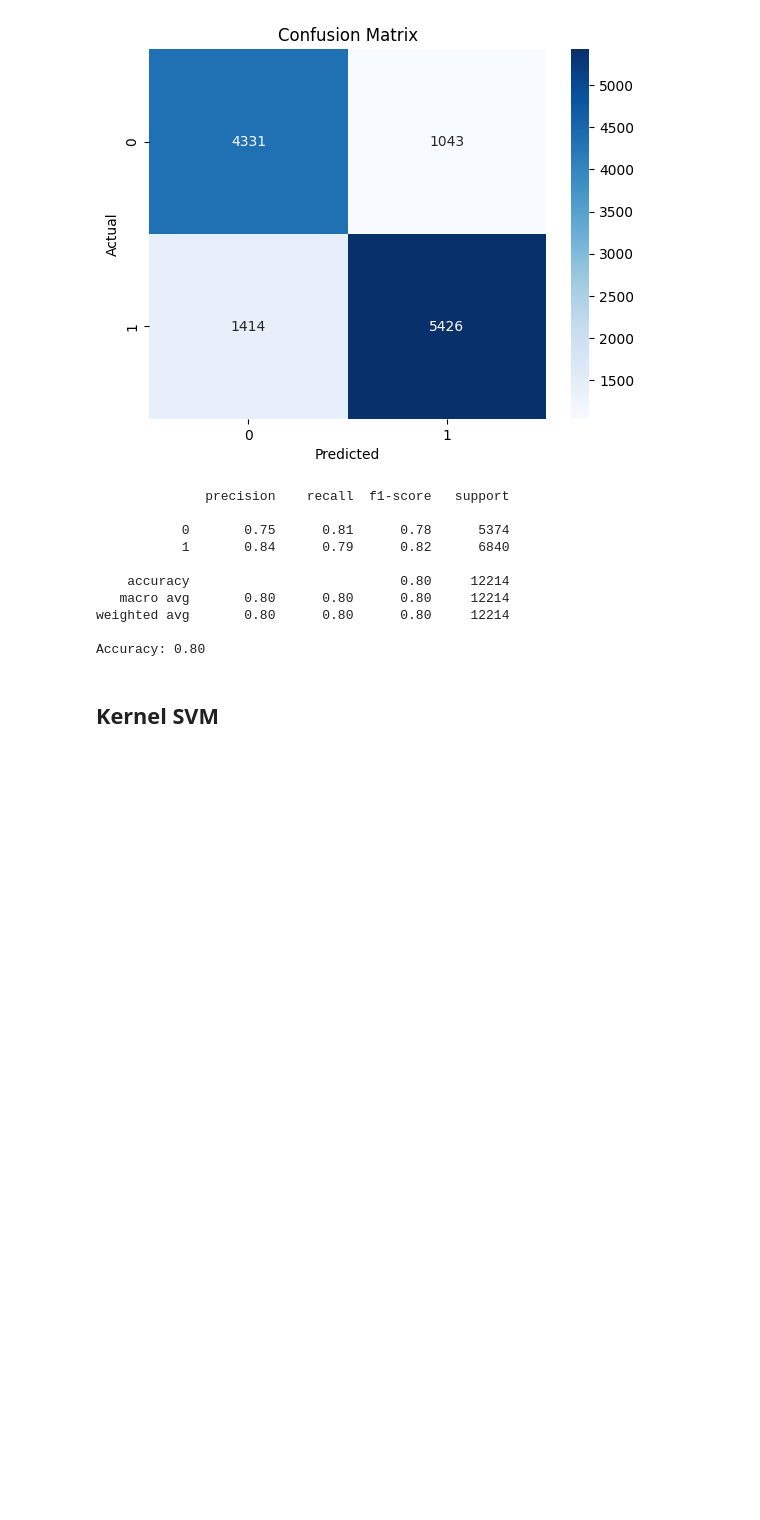
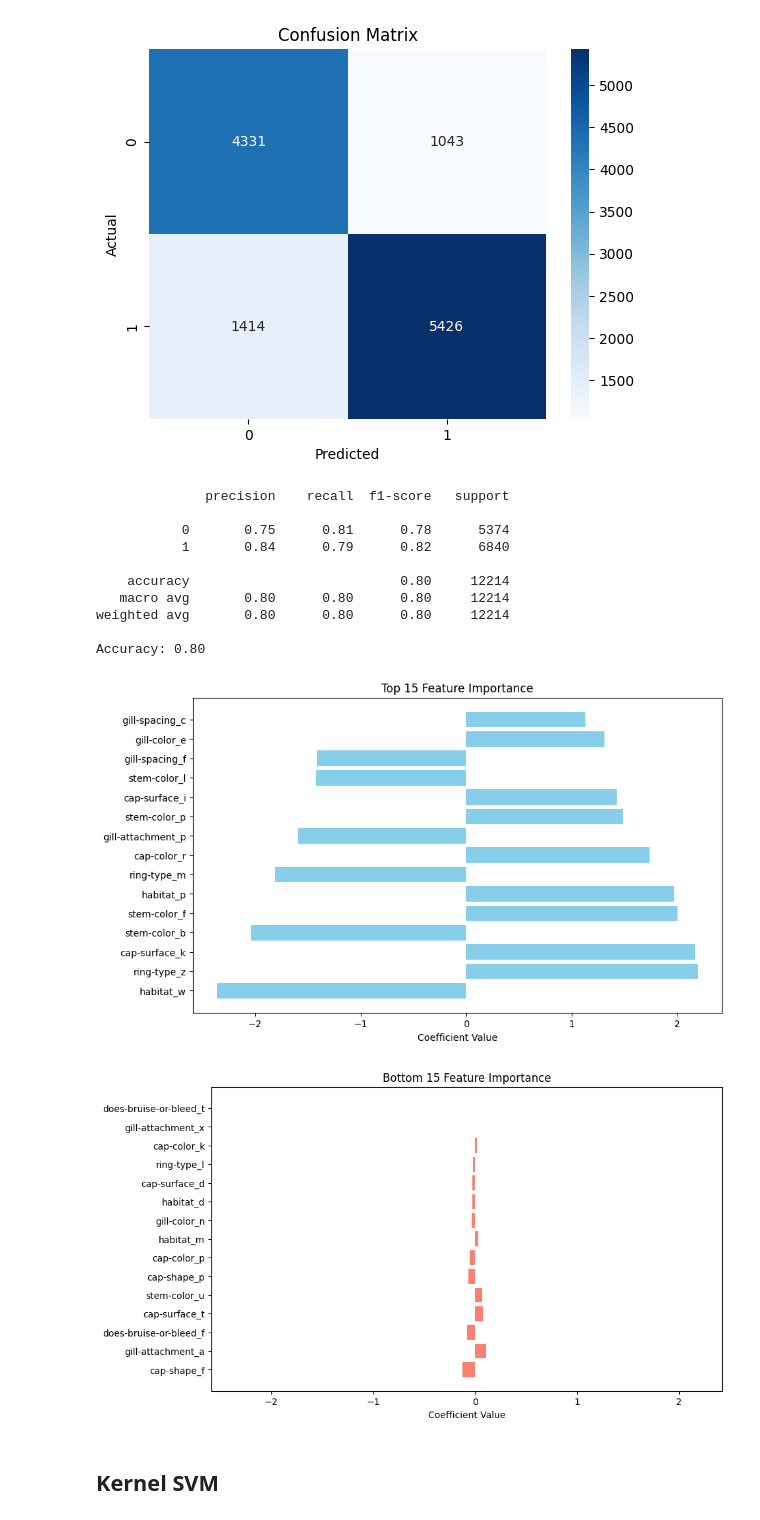
Before and after one commit to GerardoG2/PoisonMushroomClassifier, a Jupyter notebook: Notebooks/SVM.ipynb, the cells around one changed output. Cells and saved outputs as stored; diff of their text form; code cells hidden in the pictures; blank space fills up the shorter version.

Commit message:
added logistic regression and feature importance plots

```diff
--- a/Notebooks/SVM.ipynb
+++ b/Notebooks/SVM.ipynb
@@ -276,9 +276,9 @@ X_train, X_test, y_train, y_test = train_test_split(X, y, test_size=.2, random_s
 # %%
 # build linear svm with hinge loss
 from sklearn.svm import LinearSVC
-svm = LinearSVC(random_state=42, loss='hinge', fit_intercept = False)
+linear_svm = LinearSVC(random_state=42, loss='hinge', fit_intercept = False)
 
-svm.fit(X_train, y_train)
+linear_svm.fit(X_train, y_train)
 # %% [output]
 LinearSVC(fit_intercept=False, loss='hinge', random_state=42)
 # %% [markdown]
@@ -345,6 +345,40 @@ print(f'Accuracy: {accuracy:.2f}')
 weighted avg       0.80      0.80      0.80     12214
 
 Accuracy: 0.80
+# %%
+# create function to plot top 15 highest absolute value coefficients and a second plot for the bottom 15 lowest absolute value coefficients but keep scale the same fo rboth plots
+def plot_feature_importance(model, feature_names, top_n=15):
+
+    coefs = model.coef_[0]
+    feature_importance = pd.DataFrame({'Feature': feature_names, 'Importance': coefs})
+    feature_importance['Abs_Importance'] = feature_importance['Importance'].abs()
+    feature_importance = feature_importance.sort_values(by='Abs_Importance', ascending=False).drop(columns=['Abs_Importance'])
+
+    top_features = feature_importance.head(top_n)
+
+    plt.figure(figsize=(10, 6))
+    plt.barh(top_features['Feature'], top_features['Importance'], color='skyblue')
+    plt.xlabel('Coefficient Value')
+    plt.title(f'Top {top_n} Feature Importance')
+    # set limits to be the same for both plots
+    x_limits = plt.xlim()
+    plt.xlim(x_limits)
+    plt.show()
+
+    bottom_features = feature_importance.tail(top_n)
+    plt.figure(figsize=(10, 6))
+    plt.barh(bottom_features['Feature'], bottom_features['Importance'], color='salmon')
+    plt.xlabel('Coefficient Value')
+    plt.title(f'Bottom {top_n} Feature Importance')
+     # Keep the same scale as the top features plot
+    plt.xlim(x_limits)
+    plt.show()
+# %%
+# plot coefficients
+plot_feature_importance(linear_svm, X.columns, top_n=15)
+# %% [output]
+[figure, added]
+[figure, added]
 # %% [markdown]
 ## Kernel SVM
 # %%
```
Also changed, not shown: parts of 18 cells of this notebook.
